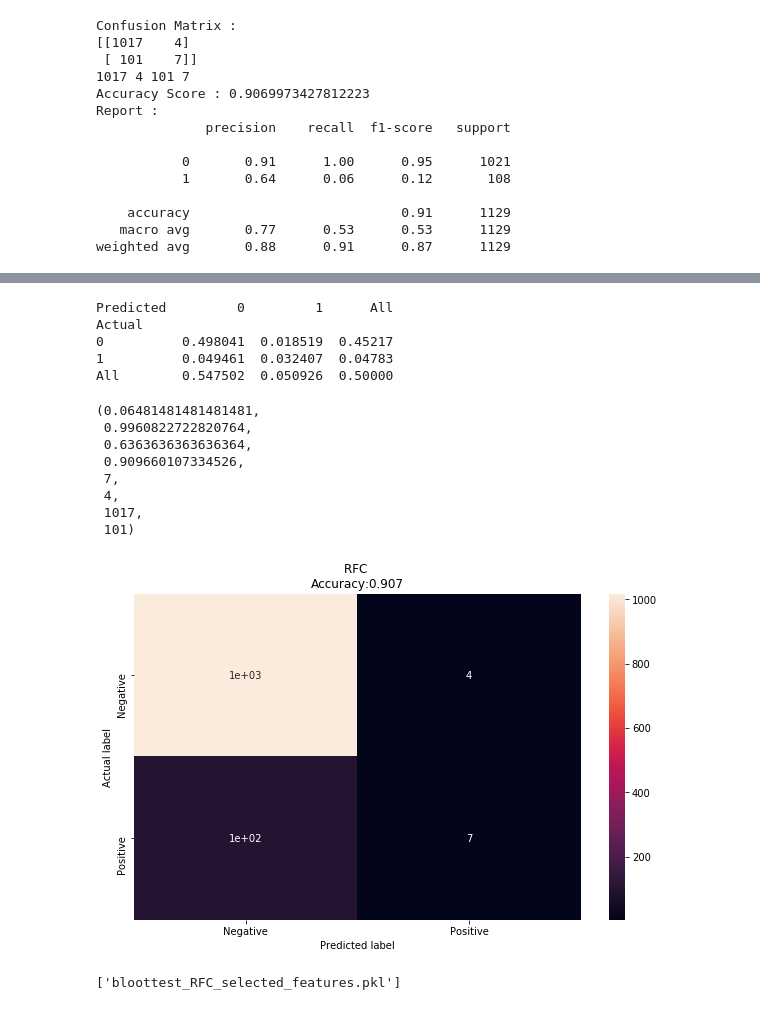
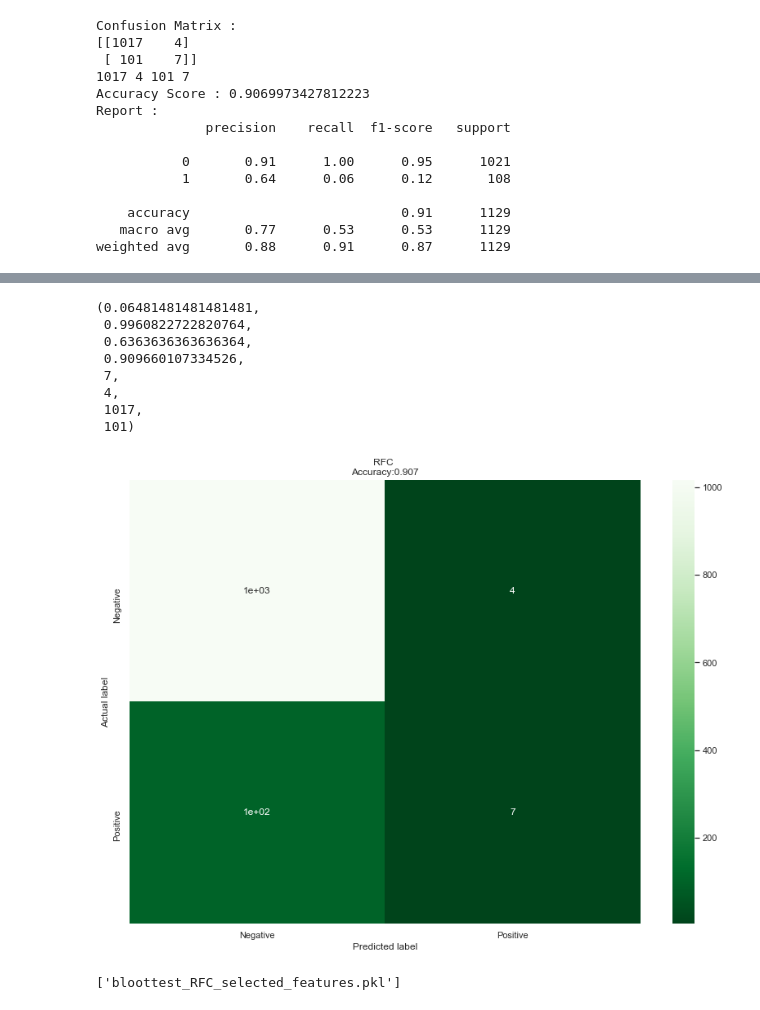
Before and after one commit to alexisperumal/ucsd_data_science_final_project, a Jupyter notebook: arun/Model_Notebook/bloodtests_RandomForest.ipynb, the cells around one changed output, grey strips where cells are left out. Saved outputs shown, nothing was run; the diff lists cells and outputs as text; code cells hidden in the pictures.

Commit message:
add plots for both blood and other tests

```diff
--- a/arun/Model_Notebook/bloodtests_RandomForest.ipynb
+++ b/arun/Model_Notebook/bloodtests_RandomForest.ipynb
@@ -186,8 +223,8 @@ ranked_features
 # %%
-# Remove features with score < 0.037
+# Remove features with score < 0.039
 selected_features = []
 for tup in preSelected_features:
-    if tup[0] > 0.037:
+    if tup[0] > 0.039:
         selected_features.append(tup[1])
 print(selected_features)
 # %% [output]
@@ -409,9 +446,3 @@ Report :
     accuracy                           0.91      1129
    macro avg       0.77      0.53      0.53      1129
 weighted avg       0.88      0.91      0.87      1129
-# %%
-#create confusion matrix in pandas
-y_actu = pd.Series(y_test, name='Actual')
-y_pred = pd.Series(predictions_2, name='Predicted')
-df_confusion_matrix = pd.crosstab(y_actu, y_pred, rownames=['Actual'], colnames=['Predicted'], margins=True)
-df_confusion_matrix.head()
@@ -424,13 +449,3 @@ df_confusion_matrix.head()
-# %%
-#normalized confusion matrix using
-df_confusion_matrix_norm = df_confusion_matrix / df_confusion_matrix.sum(axis=1)
-print(df_confusion_matrix_norm)
-# %% [output]
-Predicted         0         1      All
-Actual
-0          0.498041  0.018519  0.45217
-1          0.049461  0.032407  0.04783
-All        0.547502  0.050926  0.50000
 # %%
 from confusion_matrix import perf_measure
 
@@ -444,12 +459,35 @@ perf_measure(y_test,predictions_2)
  4,
  1017,
  101)
-# %%
-from plot_confusion_matrix import plot_cm
-
-plot_cm(y_test, predictions_2, ['Negative','Positive'])
-# %% [output]
-[figure, removed]
+# %%
+import seaborn as sns
+from sklearn.metrics import accuracy_score, confusion_matrix, precision_recall_fscore_support
+import numpy as np
+import matplotlib.pyplot as plt
+import pandas as pd
+
+
+def plot_cm(y_test,y_pred,labels):
+    # Creates a confusion matrix
+    cm = confusion_matrix(y_test, y_pred) # for the tuned model
+
+    # Transform to df for easier plotting
+    cm_df = pd.DataFrame(cm,
+                        index = labels,
+                        columns = labels)
+
+
+    plt.figure(figsize=(14,10))
+    sns.heatmap(cm_df, annot=True, cmap = "Greens_r")
+    plt.title('RFC \nAccuracy:{0:.3f}'.format(accuracy_score(y_test, y_pred)))
+    plt.ylabel('Actual label')
+    plt.xlabel('Predicted label')
+    plt.savefig('plots/cm_heatmap_bloottest.png')
+    plt.show()
+
+plot_cm(y_test, predictions_2, ['Negative','Positive'])
+# %% [output]
+[figure, added]
 # %%
 #saving the model
 # you can you import cPickle as well to save the model
```
Also changed, not shown: parts of 12 cells of this notebook, 10 other files.
